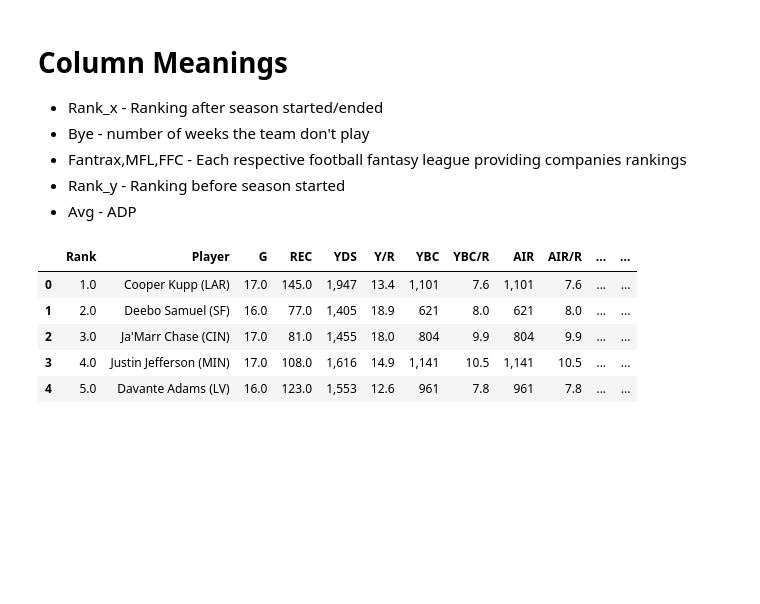
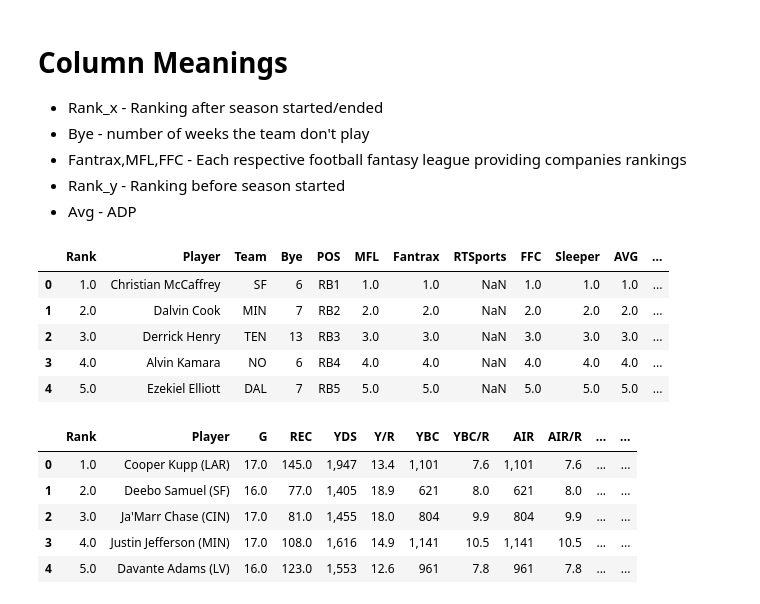
Before and after one commit to jjz62/info2950group, a Jupyter notebook: data_notebook.ipynb, the cells around one changed output. Cells and saved outputs as stored; diff of their text form; code cells hidden in the pictures; blank space fills up the shorter version.

```diff
--- a/data_notebook.ipynb
+++ b/data_notebook.ipynb
@@ -23,32 +23,39 @@ import matplotlib.pyplot as plt
 # %%
 #overall adp files
 # overall_adp_2022 = pd.read_csv('data/pre-season data/FantasyPros_2022_Overall_ADP_Rankings.csv')
 overall_adp_2021 = pd.read_csv('data/pre-season data/FantasyPros_2021_Overall_ADP_Rankings.csv')
-overall_adp_2021['Year'] = 2021
+overall_adp_2021['Year'] = '2021'
 
 overall_adp_2020 = pd.read_csv('data/pre-season data/FantasyPros_2020_Overall_ADP_Rankings.csv')
-overall_adp_2020['Year'] = 2020
+overall_adp_2020['Year'] = '2020'
 
 overall_adp_2019 = pd.read_csv('data/pre-season data/FantasyPros_2019_Overall_ADP_Rankings.csv')
-overall_adp_2019['Year'] = 2019
+overall_adp_2019['Year'] = '2019'
 
 overall_adp_2018 = pd.read_csv('data/pre-season data/FantasyPros_2018_Overall_ADP_Rankings.csv')
-overall_adp_2018['Year'] = 2018
+overall_adp_2018['Year'] = '2018'
 
 overall_adp_2017 = pd.read_csv('data/pre-season data/FantasyPros_2017_Overall_ADP_Rankings.csv')
-overall_adp_2017['Year'] = 2017
+overall_adp_2017['Year'] = '2017'
 
 overall_adp_2016 = pd.read_csv('data/pre-season data/FantasyPros_2016_Overall_ADP_Rankings.csv')
-overall_adp_2016['Year'] = 2016
+overall_adp_2016['Year'] = '2016'
 
 overall_adp_2015 = pd.read_csv('data/pre-season data/FantasyPros_2015_Overall_ADP_Rankings.csv')
-overall_adp_2015['Year'] = 2015
+overall_adp_2015['Year'] = '2015'
 
 overall_adp_2014 = pd.read_csv('data/pre-season data/FantasyPros_2014_Overall_ADP_Rankings.csv')
-overall_adp_2014['Year'] = 2014
+overall_adp_2014['Year'] = '2014'
 
 overall_adp_2013 = pd.read_csv('data/pre-season data/FantasyPros_2013_Overall_ADP_Rankings.csv')
-overall_adp_2013['Year'] = 2013
+overall_adp_2013['Year'] = '2013'
+# %% [output]
+|  | Rank | Player | Team | Bye | POS | MFL | Fantrax | RTSports | FFC | Sleeper | AVG | ... |
+| 0 | 1.0 | Christian McCaffrey | SF | 6 | RB1 | 1.0 | 1.0 | NaN | 1.0 | 1.0 | 1.0 | ... |
+| 1 | 2.0 | Dalvin Cook | MIN | 7 | RB2 | 2.0 | 2.0 | NaN | 2.0 | 2.0 | 2.0 | ... |
+| 2 | 3.0 | Derrick Henry | TEN | 13 | RB3 | 3.0 | 3.0 | NaN | 3.0 | 3.0 | 3.0 | ... |
+| 3 | 4.0 | Alvin Kamara | NO | 6 | RB4 | 4.0 | 4.0 | NaN | 4.0 | 4.0 | 4.0 | ... |
+| 4 | 5.0 | Ezekiel Elliott | DAL | 7 | RB5 | 5.0 | 5.0 | NaN | 5.0 | 5.0 | 5.0 | ... |
 # %%
 #wide receiver stats
 wr_stats_2021 = pd.read_csv('data/post-season data/FantasyPros_Fantasy_Football_Advanced_Stats_Report_WR_2021.csv')
```
Also changed, not shown: parts of 4 cells of this notebook.
